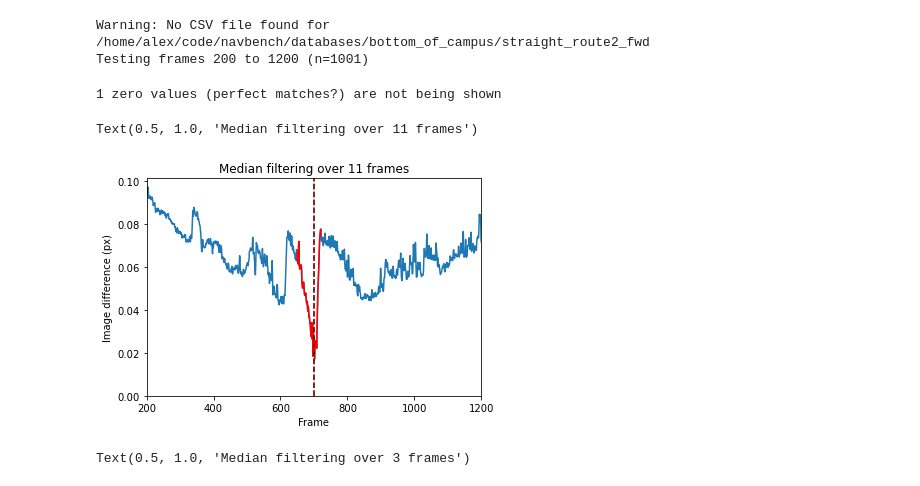
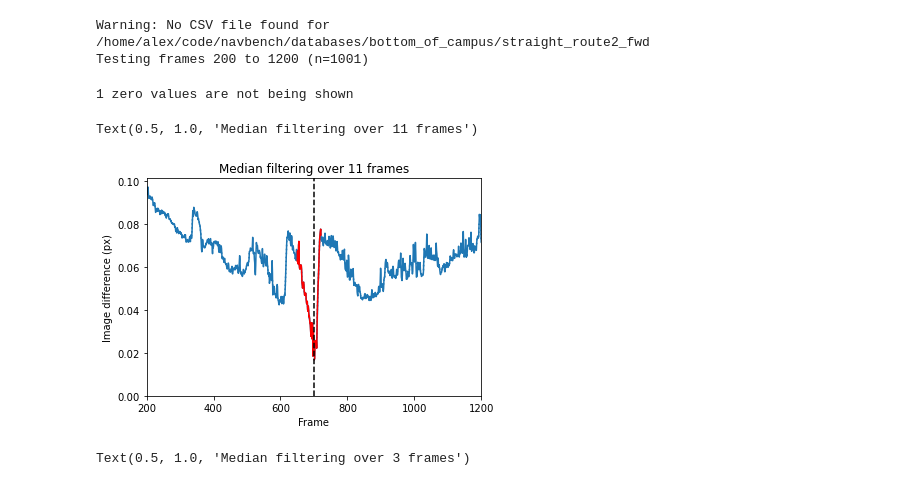
Before and after one commit to BrainsOnBoard/navbench, a Jupyter notebook: examples/catchment_areas.ipynb, the cells around one changed output. Drawn from its saved outputs; the diff is of its cells as text; code cells hidden in the pictures.

Commit message:
CAs: Make object-oriented + plot filtered values

```diff
--- a/examples/catchment_areas.ipynb
+++ b/examples/catchment_areas.ipynb
@@ -25,18 +25,18 @@ Testing frames 200 to 1200 (n=1001)
 # %%
 MEDFILT_SIZE = 11
 
 idf = nb.route_idf(images, snap)
-bounds, *_ = nb.idf_ca_bounds(idf, medfilt_size=MEDFILT_SIZE)
+ca = nb.calculate_ca(idf, medfilt_size=MEDFILT_SIZE)
 
-ax = nb.plot_ca(entries, idf, bounds, goal_idx)
+ax = ca.plot(entries)
 ax.set_ylim(bottom=0)
 ax.set_xlabel('Frame')
 ax.set_ylabel('Image difference (px)')
 ax.set_title('Median filtering over %i frames' % MEDFILT_SIZE)
 # %% [output]
-1 zero values (perfect matches?) are not being shown
+1 zero values are not being shown
 Text(0.5, 1.0, 'Median filtering over 11 frames')
-[figure, old version]
+[figure, new version]
 # %%
 MEDFILT_SIZE = 3
 
```
Also changed, not shown: parts of 1 cell of this notebook, 7 other files.
